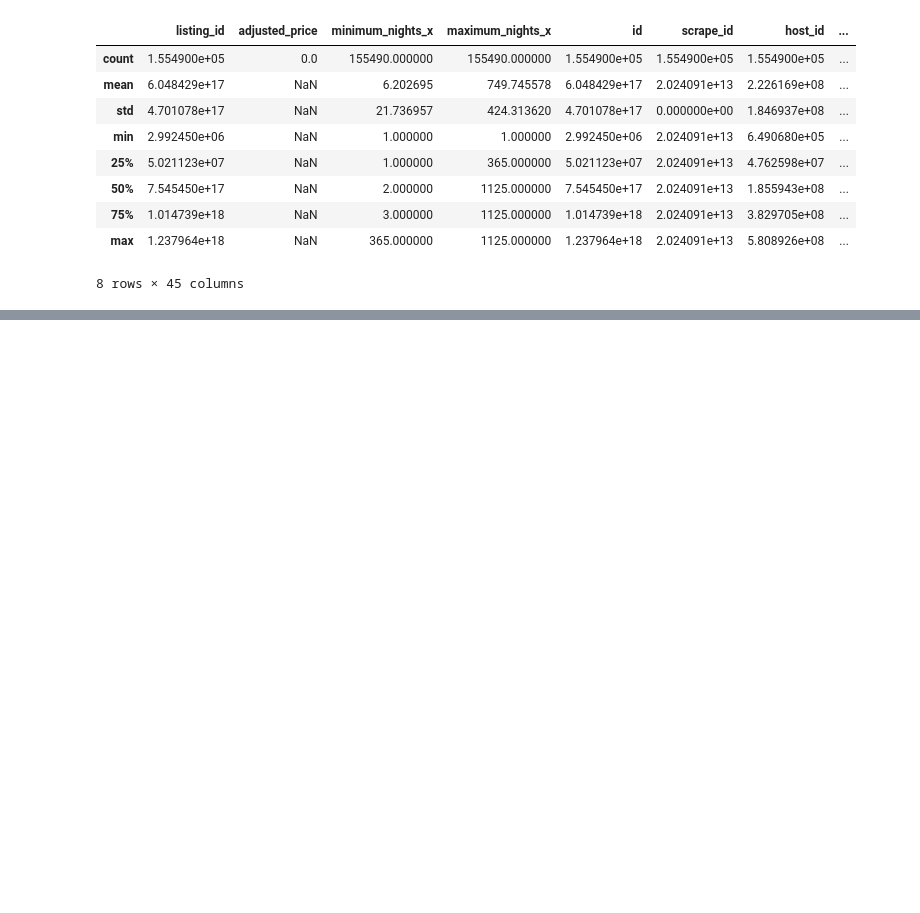
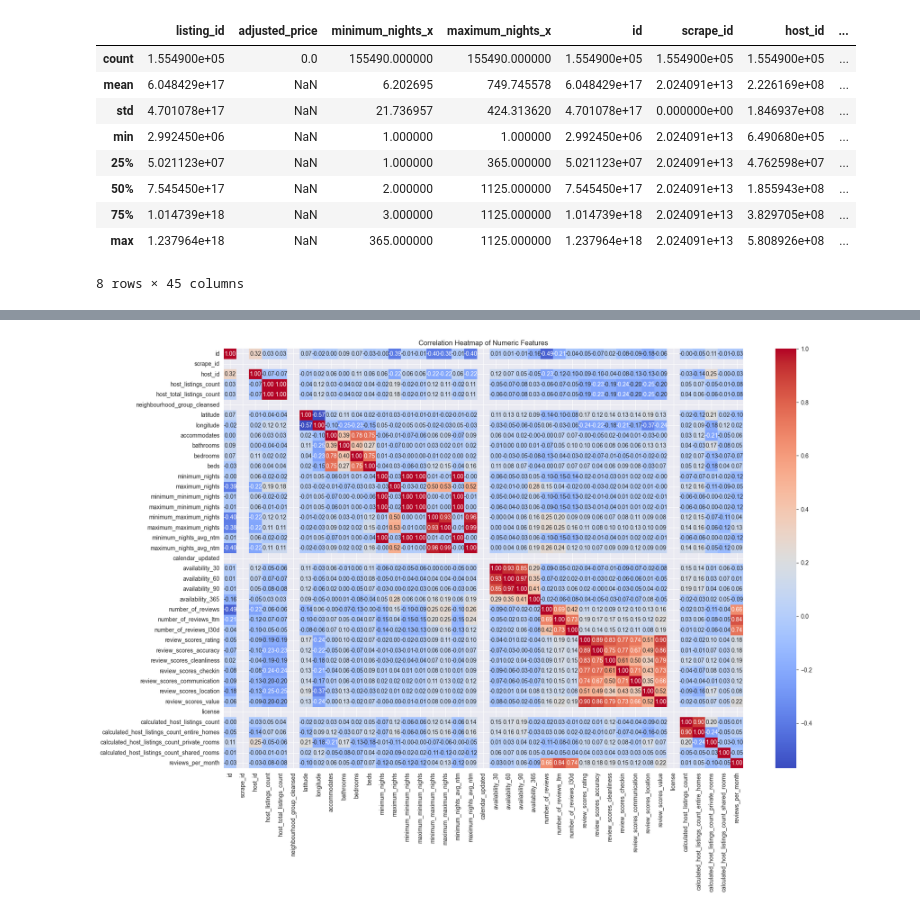
Before and after one commit to mertgenc0/mydsprojects, a Jupyter notebook: AirbnbNewyork/airbnb.ipynb, the cells around one changed output, grey strips where cells are left out. Drawn from its saved outputs; the diff is of its cells as text; code cells hidden in the pictures; blank space fills up the shorter version.

```diff
--- a/AirbnbNewyork/airbnb.ipynb
+++ b/AirbnbNewyork/airbnb.ipynb
@@ -87,0 +184,9 @@ mergedata.describe()
+# %%
+numlistdata = lisdata.select_dtypes(include=[np.number])
+
+plt.figure(figsize=(20, 13))
+sns.heatmap(numlistdata.corr(), annot=True, fmt='.2f', cmap='coolwarm')
+plt.title('Correlation Heatmap of Numeric Features')
+plt.show()
+# %% [output]
+[figure, added]
```
Also changed, not shown: parts of 8 cells of this notebook.
